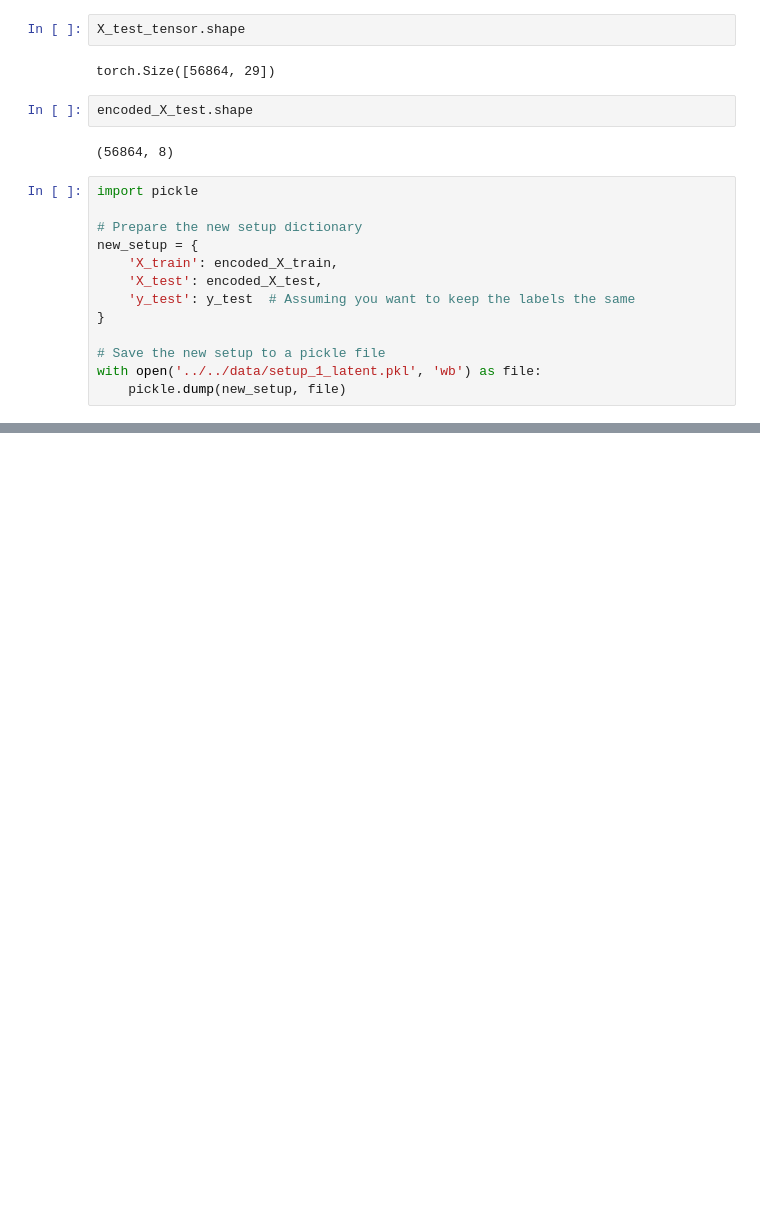
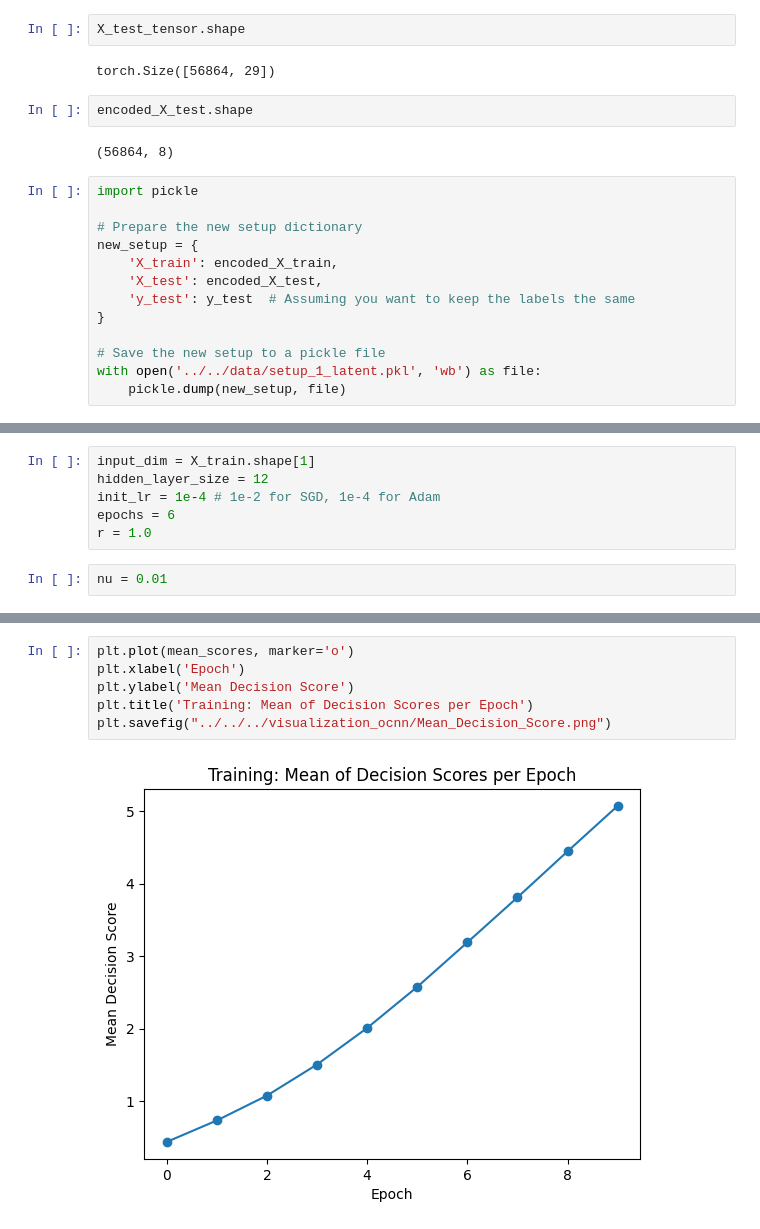
Before and after one commit to Hasosh/Credit-Card-Fraud-Detection, a Jupyter notebook: src/main/auxiliary.ipynb, the cells around one changed output, grey strips where cells are left out. Cells and saved outputs as stored; diff of their text form; blank space fills up the shorter version.

```diff
--- a/src/main/auxiliary.ipynb
+++ b/src/main/auxiliary.ipynb
@@ -577,0 +929,8 @@ with open('../../data/setup_1_latent.pkl', 'wb') as file:
+# %%
+input_dim = X_train.shape[1]
+hidden_layer_size = 12
+init_lr = 1e-4 # 1e-2 for SGD, 1e-4 for Adam
+epochs = 6
+r = 1.0
+# %%
+nu = 0.01
@@ -577,0 +1116,8 @@ with open('../../data/setup_1_latent.pkl', 'wb') as file:
+# %%
+plt.plot(mean_scores, marker='o')
+plt.xlabel('Epoch')
+plt.ylabel('Mean Decision Score')
+plt.title('Training: Mean of Decision Scores per Epoch')
+plt.savefig("../../../visualization_ocnn/Mean_Decision_Score.png")
+# %% [output]
+[figure, added]
```
Also changed, not shown: parts of 34 cells of this notebook.
